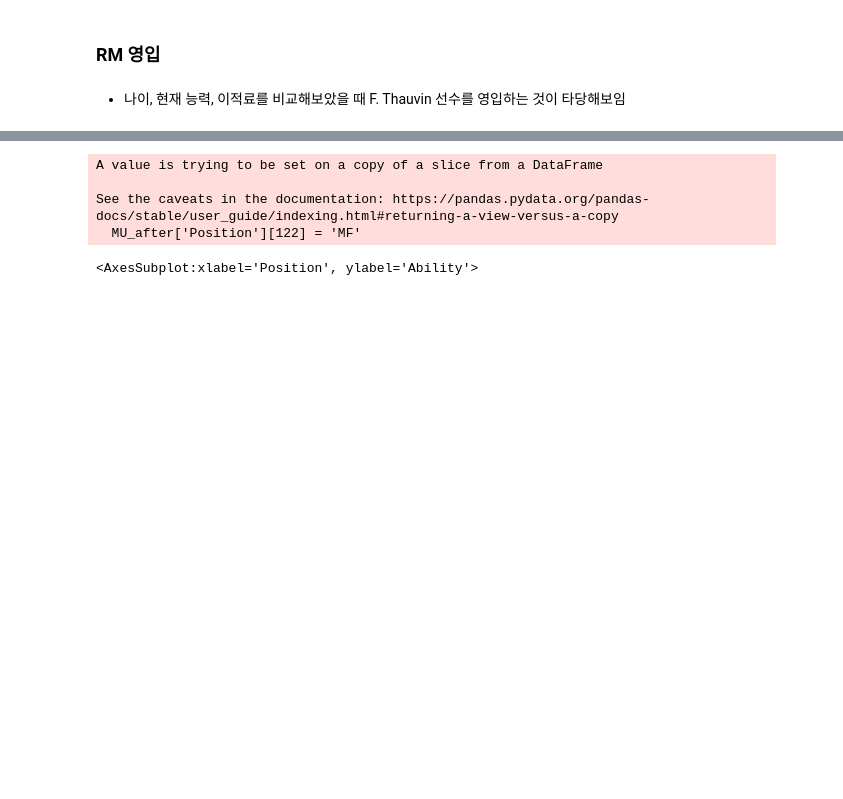
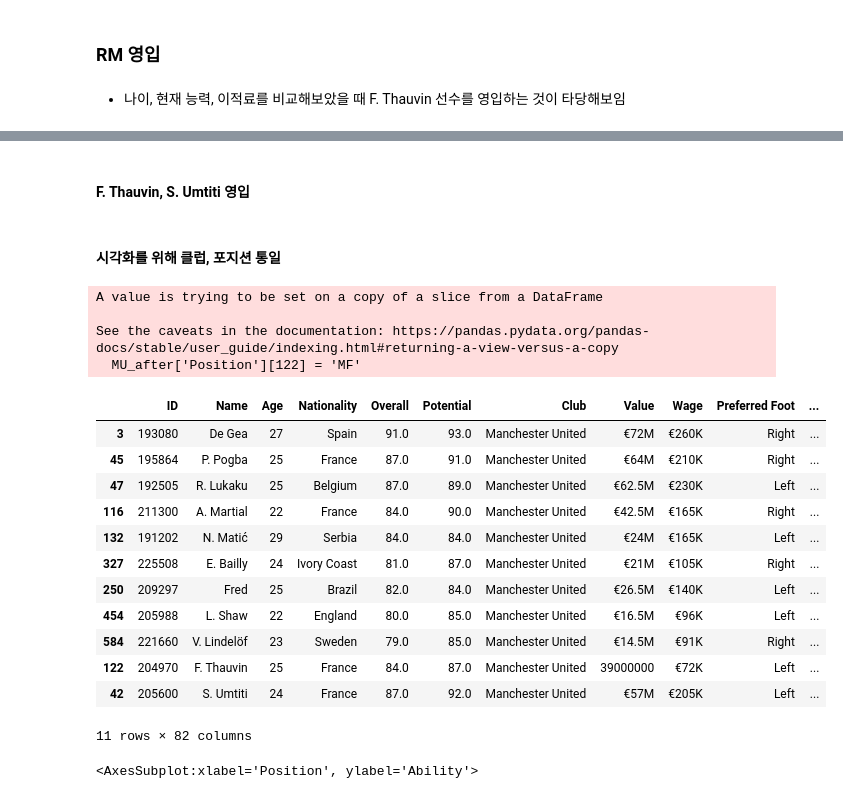
Before and after one commit to kas8353/Manchester-United, a Jupyter notebook: Manchester United.ipynb, the cells around one changed output, grey strips where cells are left out. Cells and saved outputs as stored; diff of their text form; code cells hidden in the pictures; blank space fills up the shorter version.

Commit message:
Update Manchester United.ipynb
세부 내용 수정

```diff
--- a/Manchester United.ipynb
+++ b/Manchester United.ipynb
@@ -733,2 +726,4 @@ MU_after = MU_after.drop(377)
 MU_after = MU_after.drop(211)
+# %% [markdown]
+#### F. Thauvin, S. Umtiti 영입
 # %%
@@ -737,5 +730,7 @@ MU_after = MU_after.drop(211)
 MU_after = MU_after.append(market.loc[122])
 MU_after = MU_after.append(data.loc[42])
+# %% [markdown]
+#### 시각화를 위해 클럽, 포지션 통일
 # %%
 MU_after['Club'] = 'Manchester United'
 MU_after['Position'][122] = 'MF'
@@ -744,6 +739,22 @@ A value is trying to be set on a copy of a slice from a DataFrame
 
 See the caveats in the documentation: https://pandas.pydata.org/pandas-docs/stable/user_guide/indexing.html#returning-a-view-versus-a-copy
   MU_after['Position'][122] = 'MF'
+# %%
+MU_after
+# %% [output]
+|  | ID | Name | Age | Nationality | Overall | Potential | Club | Value | Wage | Preferred Foot | ... |
+| 3 | 193080 | De Gea | 27 | Spain | 91.0 | 93.0 | Manchester United | €72M | €260K | Right | ... |
+| 45 | 195864 | P. Pogba | 25 | France | 87.0 | 91.0 | Manchester United | €64M | €210K | Right | ... |
+| 47 | 192505 | R. Lukaku | 25 | Belgium | 87.0 | 89.0 | Manchester United | €62.5M | €230K | Left | ... |
+| 116 | 211300 | A. Martial | 22 | France | 84.0 | 90.0 | Manchester United | €42.5M | €165K | Right | ... |
+| 132 | 191202 | N. Matić | 29 | Serbia | 84.0 | 84.0 | Manchester United | €24M | €165K | Left | ... |
+| 327 | 225508 | E. Bailly | 24 | Ivory Coast | 81.0 | 87.0 | Manchester United | €21M | €105K | Right | ... |
+| 250 | 209297 | Fred | 25 | Brazil | 82.0 | 84.0 | Manchester United | €26.5M | €140K | Left | ... |
+| 454 | 205988 | L. Shaw | 22 | England | 80.0 | 85.0 | Manchester United | €16.5M | €96K | Left | ... |
+| 584 | 221660 | V. Lindelöf | 23 | Sweden | 79.0 | 85.0 | Manchester United | €14.5M | €91K | Right | ... |
+| 122 | 204970 | F. Thauvin | 25 | France | 84.0 | 87.0 | Manchester United | 39000000 | €72K | Left | ... |
+| 42 | 205600 | S. Umtiti | 24 | France | 87.0 | 92.0 | Manchester United | €57M | €205K | Left | ... |
+11 rows × 82 columns
 # %%
 # 새로운 맨체스터 유나이티드 선수단과 맨체스터 시티 선수단 데이터 병합
 
```
Also changed, not shown: parts of 39 cells of this notebook.
